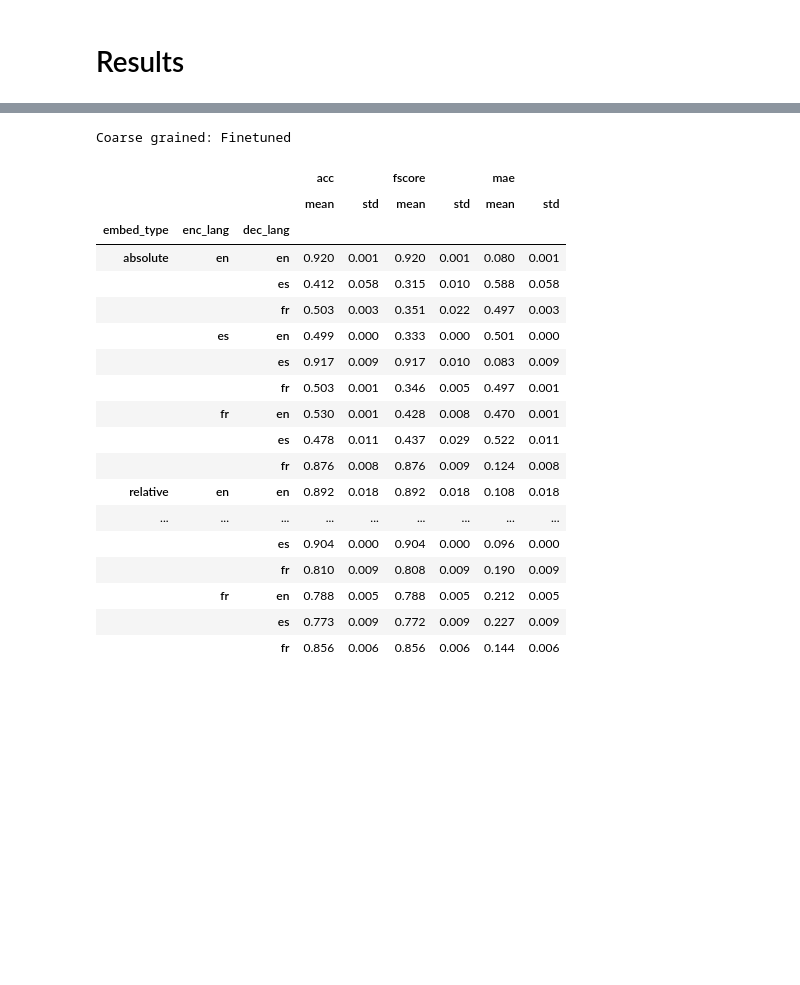
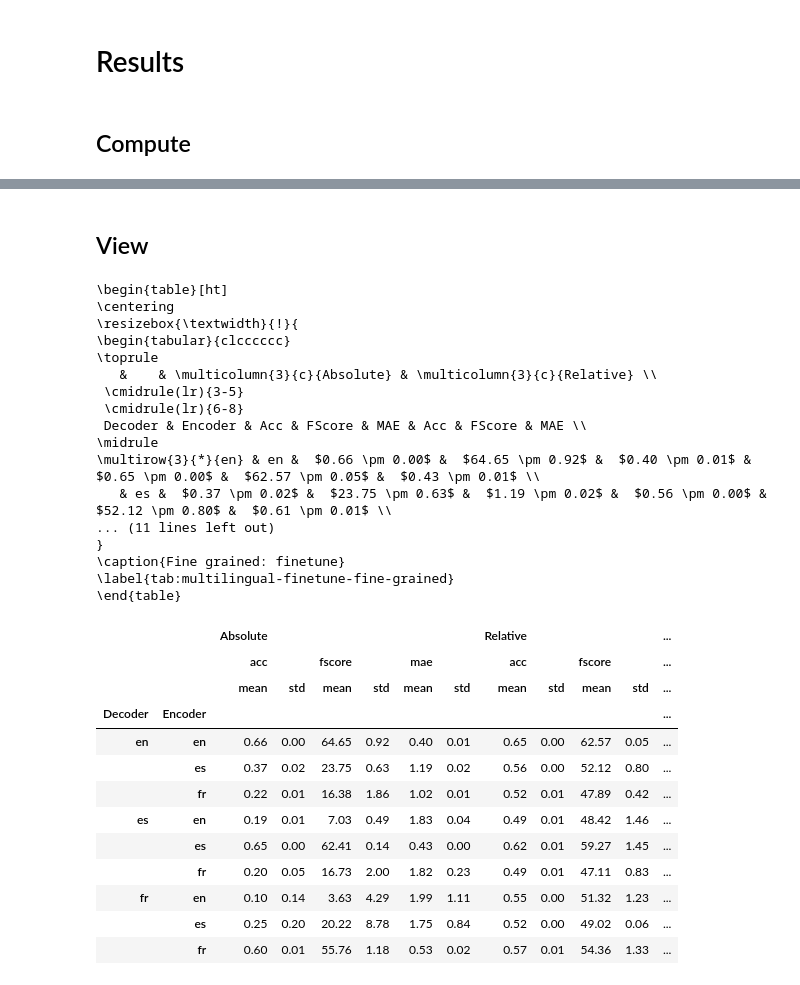
Before and after one commit to AGarciaCast/Topo_Reg_Relative_Rep, a Jupyter notebook: multilingual_stitching.ipynb, the cells around one changed output, grey strips where cells are left out. Cells and saved outputs as stored; diff of their text form; code cells hidden in the pictures; blank space fills up the shorter version.

```diff
--- a/multilingual_stitching.ipynb
+++ b/multilingual_stitching.ipynb
@@ -401,6 +362,8 @@ if TRAIN:
                     clear_output(wait=True)
 # %% [markdown]
 # Results
+# %% [markdown]
+## Compute
 # %%
 def test_model(model, dataloader, title=""):
     preds = []
@@ -530,39 +493,45 @@ for mode in ["finetune", "full"]:
         sep="\t",
         index=False
     )
+# %% [markdown]
+## View
 # %%
-df = pd.read_csv(
-    RESULT_PATH / f"nlp_multilingual-stitching-amazon-{'fine_grained' if fine_grained else 'coarse_grained'}-finetune-{train_perc}.tsv",
-    sep='\t')
+fine_grained: bool = True
 
+df_fine, tex_fine = process_df(fine_grained=fine_grained, mode="finetune", path=RESULT_PATH)
 
-df = df.drop(columns=["stitched", "seed", "precision", "recall"]).groupby(
-    ["embed_type", "enc_lang", "dec_lang"]
-).agg([np.mean,
-       np.std
-      ]).round(3)
+print(tex_fine)
 
-print(('Fine grained' if fine_grained else 'Coarse grained') +": Finetuned")
-df
+df_fine
 # %% [output]
-Coarse grained: Finetuned
+\begin{table}[ht]
+\centering
+\resizebox{\textwidth}{!}{
+\begin{tabular}{clcccccc}
+\toprule
+   &    & \multicolumn{3}{c}{Absolute} & \multicolumn{3}{c}{Relative} \\
+ \cmidrule(lr){3-5}
+ \cmidrule(lr){6-8}
+ Decoder & Encoder & Acc & FScore & MAE & Acc & FScore & MAE \\
+\midrule
+\multirow{3}{*}{en} & en &  $0.66 \pm 0.00$ &  $64.65 \pm 0.92$ &  $0.40 \pm 0.01$ &  $0.65 \pm 0.00$ &  $62.57 \pm 0.05$ &  $0.43 \pm 0.01$ \\
+   & es &  $0.37 \pm 0.02$ &  $23.75 \pm 0.63$ &  $1.19 \pm 0.02$ &  $0.56 \pm 0.00$ &  $52.12 \pm 0.80$ &  $0.61 \pm 0.01$ \\
+... (11 lines left out)
+}
+\caption{Fine grained: finetune}
+\label{tab:multilingual-finetune-fine-grained}
+\end{table}
-|  |  |  | acc |  | fscore |  | mae |  |
-|  |  |  | mean | std | mean | std | mean | std |
-| embed_type | enc_lang | dec_lang |  |  |  |  |  |  |
-| absolute | en | en | 0.920 | 0.001 | 0.920 | 0.001 | 0.080 | 0.001 |
-|  |  | es | 0.412 | 0.058 | 0.315 | 0.010 | 0.588 | 0.058 |
-|  |  | fr | 0.503 | 0.003 | 0.351 | 0.022 | 0.497 | 0.003 |
-|  | es | en | 0.499 | 0.000 | 0.333 | 0.000 | 0.501 | 0.000 |
-|  |  | es | 0.917 | 0.009 | 0.917 | 0.010 | 0.083 | 0.009 |
-|  |  | fr | 0.503 | 0.001 | 0.346 | 0.005 | 0.497 | 0.001 |
-|  | fr | en | 0.530 | 0.001 | 0.428 | 0.008 | 0.470 | 0.001 |
-|  |  | es | 0.478 | 0.011 | 0.437 | 0.029 | 0.522 | 0.011 |
-|  |  | fr | 0.876 | 0.008 | 0.876 | 0.009 | 0.124 | 0.008 |
-| relative | en | en | 0.892 | 0.018 | 0.892 | 0.018 | 0.108 | 0.018 |
-| ... | ... | ... | ... | ... | ... | ... | ... | ... |
-|  |  | es | 0.904 | 0.000 | 0.904 | 0.000 | 0.096 | 0.000 |
-|  |  | fr | 0.810 | 0.009 | 0.808 | 0.009 | 0.190 | 0.009 |
-|  | fr | en | 0.788 | 0.005 | 0.788 | 0.005 | 0.212 | 0.005 |
-|  |  | es | 0.773 | 0.009 | 0.772 | 0.009 | 0.227 | 0.009 |
-|  |  | fr | 0.856 | 0.006 | 0.856 | 0.006 | 0.144 | 0.006 |
+|  |  | Absolute |  |  |  |  |  | Relative |  |  |  | ... |
+|  |  | acc |  | fscore |  | mae |  | acc |  | fscore |  | ... |
+|  |  | mean | std | mean | std | mean | std | mean | std | mean | std | ... |
+| Decoder | Encoder |  |  |  |  |  |  |  |  |  |  | ... |
+| en | en | 0.66 | 0.00 | 64.65 | 0.92 | 0.40 | 0.01 | 0.65 | 0.00 | 62.57 | 0.05 | ... |
+|  | es | 0.37 | 0.02 | 23.75 | 0.63 | 1.19 | 0.02 | 0.56 | 0.00 | 52.12 | 0.80 | ... |
+|  | fr | 0.22 | 0.01 | 16.38 | 1.86 | 1.02 | 0.01 | 0.52 | 0.01 | 47.89 | 0.42 | ... |
+| es | en | 0.19 | 0.01 | 7.03 | 0.49 | 1.83 | 0.04 | 0.49 | 0.01 | 48.42 | 1.46 | ... |
+|  | es | 0.65 | 0.00 | 62.41 | 0.14 | 0.43 | 0.00 | 0.62 | 0.01 | 59.27 | 1.45 | ... |
+|  | fr | 0.20 | 0.05 | 16.73 | 2.00 | 1.82 | 0.23 | 0.49 | 0.01 | 47.11 | 0.83 | ... |
+| fr | en | 0.10 | 0.14 | 3.63 | 4.29 | 1.99 | 1.11 | 0.55 | 0.00 | 51.32 | 1.23 | ... |
+|  | es | 0.25 | 0.20 | 20.22 | 8.78 | 1.75 | 0.84 | 0.52 | 0.00 | 49.02 | 0.06 | ... |
+|  | fr | 0.60 | 0.01 | 55.76 | 1.18 | 0.53 | 0.02 | 0.57 | 0.01 | 54.36 | 1.33 | ... |
 # %%
```
Also changed, not shown: parts of 3 cells of this notebook, 4 other files.
